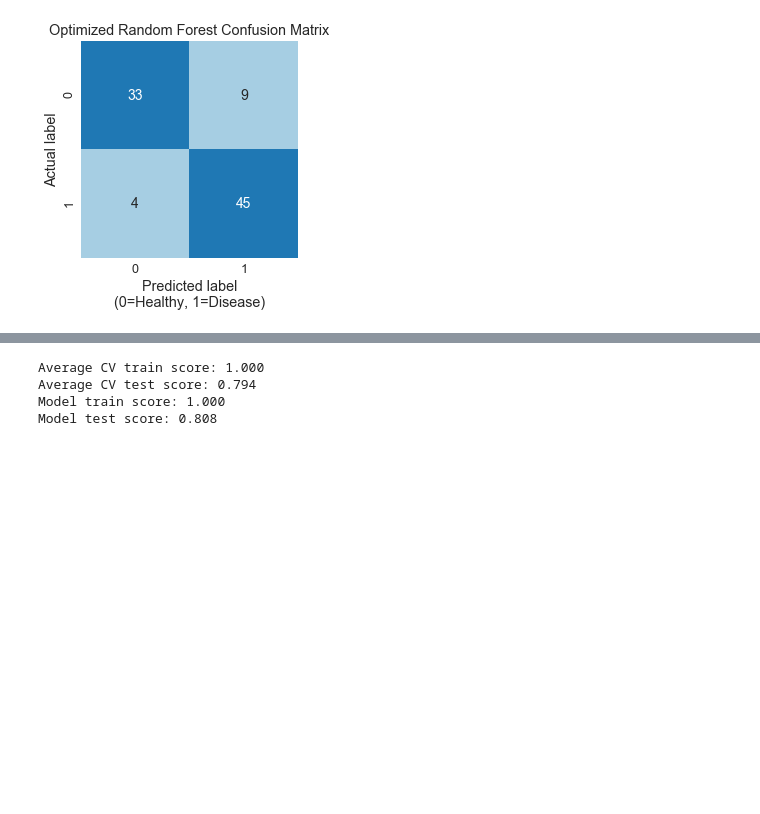
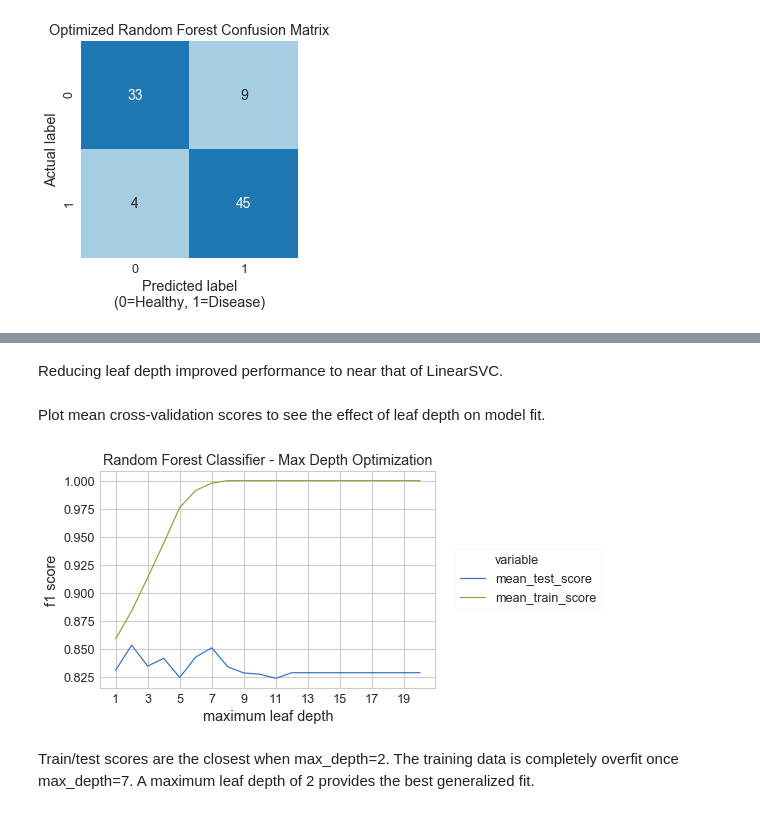
Before and after one commit to CarolineKeegan/HeartDisease-Modeling, a Jupyter notebook: HeartDiseaseModel.ipynb, the cells around one changed output, grey strips where cells are left out. Drawn from its saved outputs; the diff is of its cells as text; code cells hidden in the pictures; blank space fills up the shorter version.

```diff
--- a/HeartDiseaseModel.ipynb
+++ b/HeartDiseaseModel.ipynb
@@ -268,8 +241,8 @@ Performance for unoptimized random forest classifier is slightly worse than for
 # %%
-rfc_params = {'criterion': ['gini', 'entropy'],
-              'max_depth': [i for i in range(1, 21)]}
+rfc_params = {'max_depth': [i for i in range(1, 21)]}
 # %%
-rfc_opt = GridSearchCV(rfc, param_grid=rfc_params, scoring='roc_auc', cv=5, iid=False, return_train_score=True, verbose=1)
+rfc_opt = GridSearchCV(rfc, param_grid=rfc_params, scoring='f1', cv=5, iid=False,
+                       return_train_score=True)
 # %%
 rfc_opt.fit(X_train, y_train)
 # %% [output]
@@ -424,11 +295,20 @@ gbc_cv = cross_validate(gbc, X_train, y_train, cv=5, scoring='f1', return_train_
-# %%
-# Compare f1 scores from cross-validaton and the trained model
-print('Average CV train score: {:.3f}'.format(gbc_cv['train_score'].mean()))
-print('Average CV test score: {:.3f}'.format(gbc_cv['test_score'].mean()))
-print('Model train score: {:.3f}'.format(metrics.f1_score(y_train, gbc.predict(X_train))))
-print('Model test score: {:.3f}'.format(metrics.f1_score(y_test, g_pred)))
-# %% [output]
-Average CV train score: 1.000
-Average CV test score: 0.794
-Model train score: 1.000
-Model test score: 0.808
+# %% [markdown]
+Reducing leaf depth improved performance to near that of LinearSVC.
+# %% [markdown]
+Plot mean cross-validation scores to see the effect of leaf depth on model fit.
+# %%
+# Save selected results in molten form for graphing
+r_res = pd.DataFrame.from_dict(rfc_opt.cv_results_).melt(
+    id_vars = ['param_max_depth'],
+    value_vars = ['mean_test_score', 'mean_train_score'])
+# %%
+sns.lineplot(x = r_res.param_max_depth, y = r_res.value, hue = r_res.variable)
+plt.legend(bbox_to_anchor=(1.04,0.5), loc="center left") # move legend outide of grid
+plt.xticks(range(1,20,2))
+plt.ylabel('f1 score')
+plt.xlabel('maximum leaf depth')
+plt.title('Random Forest Classifier - Max Depth Optimization');
+# %% [output]
+[figure, added]
+# %% [markdown]
+Train/test scores are the closest when max_depth=2. The training data is completely overfit once max_depth=7. A maximum leaf depth of 2 provides the best generalized fit.
```
Also changed, not shown: parts of 43 cells of this notebook, 1 other file.
